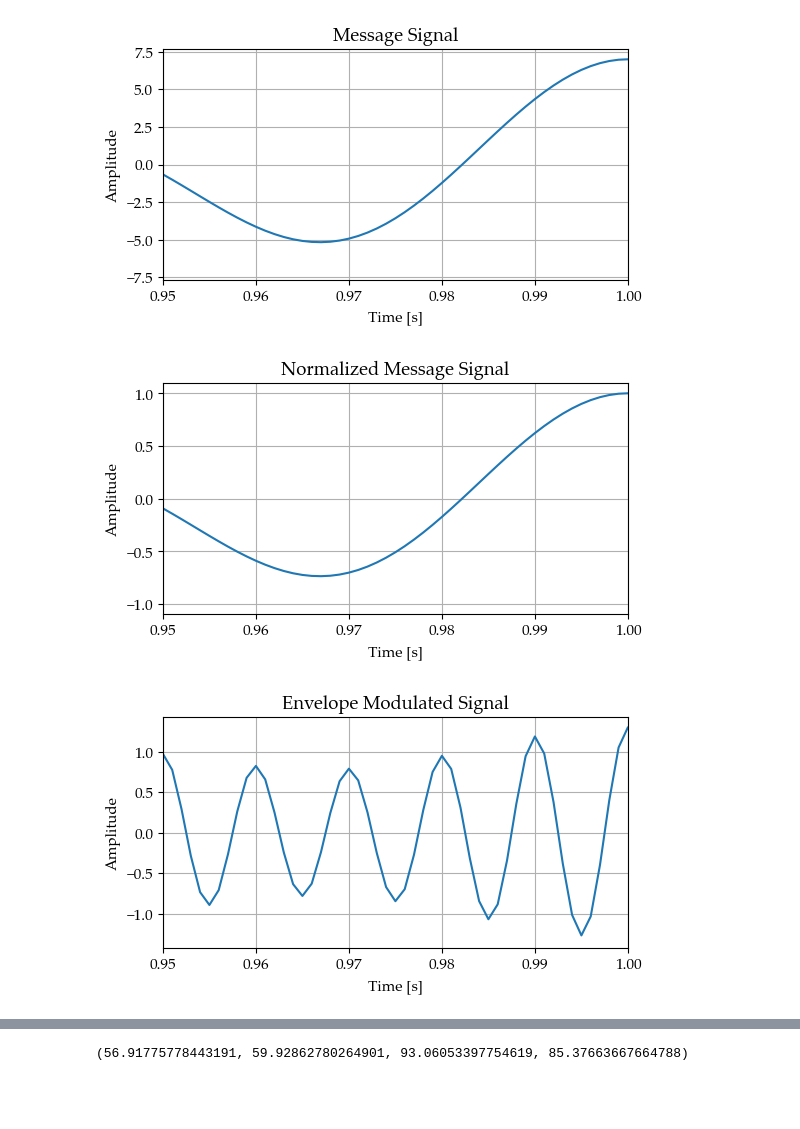
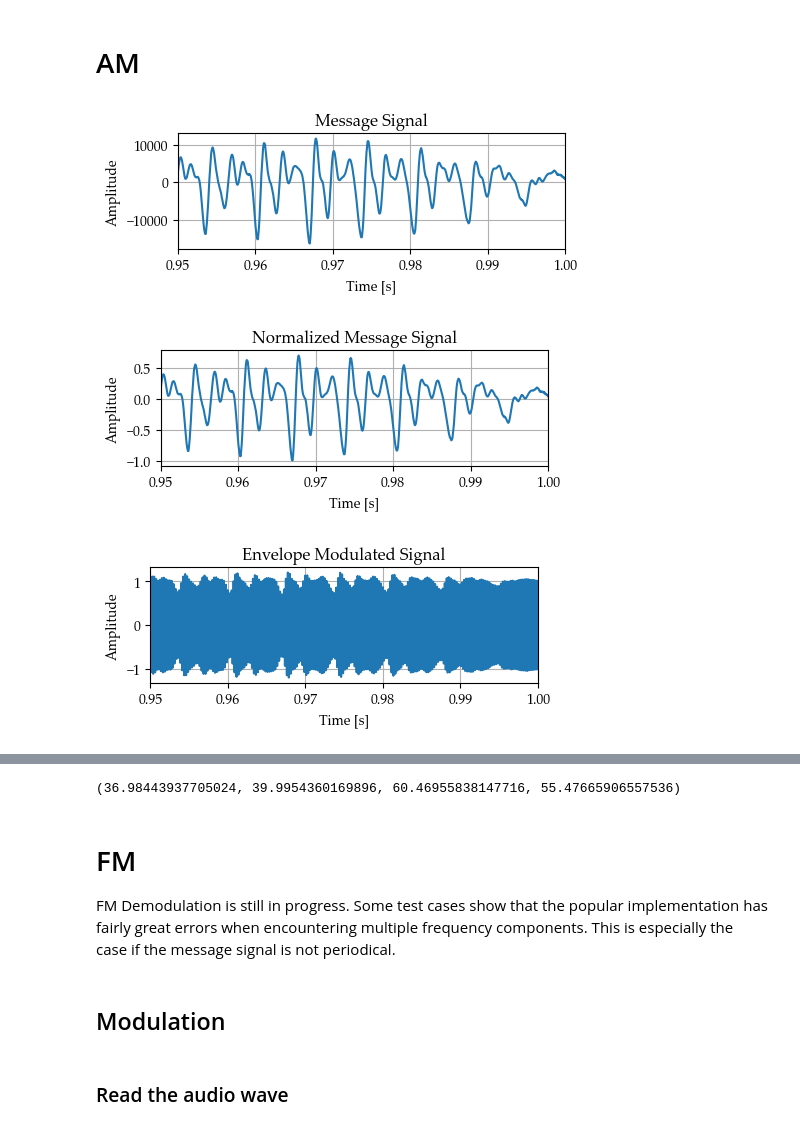
Before and after one commit to martinz2002/ece459-project-fa23-zjui, a Jupyter notebook: project_main/final_project.ipynb, the cells around one changed output, grey strips where cells are left out. Drawn from its saved outputs; the diff is of its cells as text; code cells hidden in the pictures; blank space fills up the shorter version.

Commit message:
still working in progress

```diff
--- a/project_main/final_project.ipynb
+++ b/project_main/final_project.ipynb
@@ -1,3 +1,5 @@
+# %% [markdown]
+# AM
 # %%
 import numpy as np
 import matplotlib.pyplot as plt
@@ -6,31 +8,16 @@ from scipy.fftpack import fft, fftshift
 from scipy.io import wavfile
 
 plt.rcParams['font.family'] = 'Palatino Linotype'
-plt.rcParams['font.size'] = 11
-plt.rcParams['figure.figsize'] = [6,3]
 plt.rcParams['legend.loc'] = 'best'
-# enable grid plotting
 plt.rcParams['axes.grid'] = True
+plt.rcParams['figure.figsize'] = [5,1.5]
 
-
-# Constants and Signal Parameters
-fs = 1000  # Sampling frequency (Hz)
-fc = 100   # Carrier frequency (Hz)
-fm1 = 10    # Message frequency (Hz)
-fm2 = 17    # Message frequency (Hz)
-mod_index = 0.3  # Modulation index
-A1 = 3     # Amplitude of the first sinusoid
-A2 = 4     # Amplitude of the second sinusoid
-phi1 = 0   # Phase of the first sinusoid
-phi2 = 24   # Phase of the second sinusoid
-duration = 2  # Duration of the signal in seconds
-t = np.arange(0, duration, 1/fs)  # Time vector
+mod_index = 0.3 # modulation index specified by the problem
 
 # 1. Generate Sinusoidal Message Signal
-message = A1 * np.cos(2 * np.pi * fm1 * t + 2 * np.pi * phi1) + A2 * np.cos(2 * np.pi * fm2 * t + 2 * np.pi * phi2)
-# fs, message = wavfile.read('audio.wav')
-# t = np.arange(0, len(message)/fs, 1/fs)
-# fc = 20000
+fs, message = wavfile.read('audio.wav')
+t = np.arange(0, len(message)/fs, 1/fs)
+fc = 20000
 
 # 2. Perform Envelope Modulation
 carrier = np.cos(2 * np.pi * fc * t)
@@ -38,15 +25,13 @@ message_normalized = message / np.max(np.abs(message))
 modulated_signal = (1 + mod_index * message_normalized) * carrier
 
 # 3. Add AWGN Noise
-noise_power = 0.000001  # Noise power
+noise_power = 0.0001  # Noise power
 noise = np.sqrt(noise_power) * np.random.normal(size=len(t))
 noisy_signal = modulated_signal + noise
 
 # 4. Envelope Detection
+# use magnitude of Hilbert transform
 envelope = np.abs(hilbert(noisy_signal))
-
-# b, a = butter(4, 8000, 'low', fs=fs)
-# envelope = filtfilt(b, a, np.abs(noisy_signal))
 
 envelope_no_offset = envelope - np.mean(envelope)  # Remove DC offset
 envelope_normalized = envelope_no_offset / np.max(np.abs(envelope_no_offset)) * np.max(np.abs(message))  # Normalize
@@ -75,36 +60,34 @@ plt.title('Envelope Modulated Signal')
 plt.xlabel('Time [s]')
 plt.xlim([0.95, 1])
 plt.ylabel('Amplitude')
 
 # Plot the spectrum
 plt.figure()
 f = np.linspace(-fs/2, fs/2, len(t))
 modulated_spectrum = fftshift(fft(modulated_signal))
 plt.plot(f, np.abs(modulated_spectrum))
 plt.title('Spectrum of Modulated Signal')
 plt.xlabel('Frequency [Hz]')
-
 plt.ylabel('Magnitude')
 
 # Plot the envelope-detected signal after low-pass filtering
 plt.figure()
 plt.plot(t, envelope_normalized, label='Normalized Envelope')
 plt.plot(t, message, label='Message')
 plt.title('Envelope-Detected Signal')
 plt.xlabel('Time [s]')
-plt.xlim([0.95, 1])
+plt.xlim([0.8, 1])
 plt.ylabel('Amplitude')
-plt.tight_layout()
 plt.legend()
 plt.show()
 
 
 # write the demodulated signal to a wav file as int16
 wavfile.write('am_demodulated.wav', fs, envelope_normalized.astype(np.int16))
 
 # SNR calculation and comparison will be done next.
 # modulated_signal, noisy_signal, envelope, modulated_spectrum
 # %% [output]
-[figure, old version]
+[figure, new version]
-[figure, old version]
+[figure, new version]
-[figure, old version]
+[figure, new version]
@@ -125,7 +108,7 @@ pre_detection_snr = snr(modulated_signal, noise)
 post_detection_snr = snr(envelope, noise)
 
 # Theoretical SNR
-#?? 这个关系是怎么出来的？？？书上说1.5倍的关系仅适用于Suppress Carrier的AM，这里使用了Envelope Modulation
+#?? How does the following relation come up
 # For AM, theoretical SNR post-detection is (1.5 * modulation_index^2) times the pre-detection SNR
 theoretical_snr_low = 1.5 * (1+mod_index**2) * pre_detection_snr #??
 theoretical_snr_high = 1.5 * pre_detection_snr  # For high modulation index close to 1
@@ -135,6 +118,16 @@ theoretical_snr_high = 1.5 * pre_detection_snr  # For high modulation index clos
 pre_detection_snr, post_detection_snr, theoretical_snr_low, theoretical_snr_high
 
 #todo: 可以打一个SNR-Noise Power的图，看看SNR和Noise Power的关系
+
+#todo: 打一个pre- 和post-detection SNR的关系图
 # %% [output]
-(56.91775778443191, 59.92862780264901, 93.06053397754619, 85.37663667664788)
+(36.98443937705024, 39.9954360169896, 60.46955838147716, 55.47665906557536)
+# %% [markdown]
+# FM
+
+FM Demodulation is still in progress. Some test cases show that the popular implementation has fairly great errors when encountering multiple frequency components. This is especially the case if the message signal is not periodical.
+# %% [markdown]
+## Modulation
+# %% [markdown]
+### Read the audio wave
 # %%
```
Also changed, not shown: parts of 7 cells of this notebook, 8 other files.
